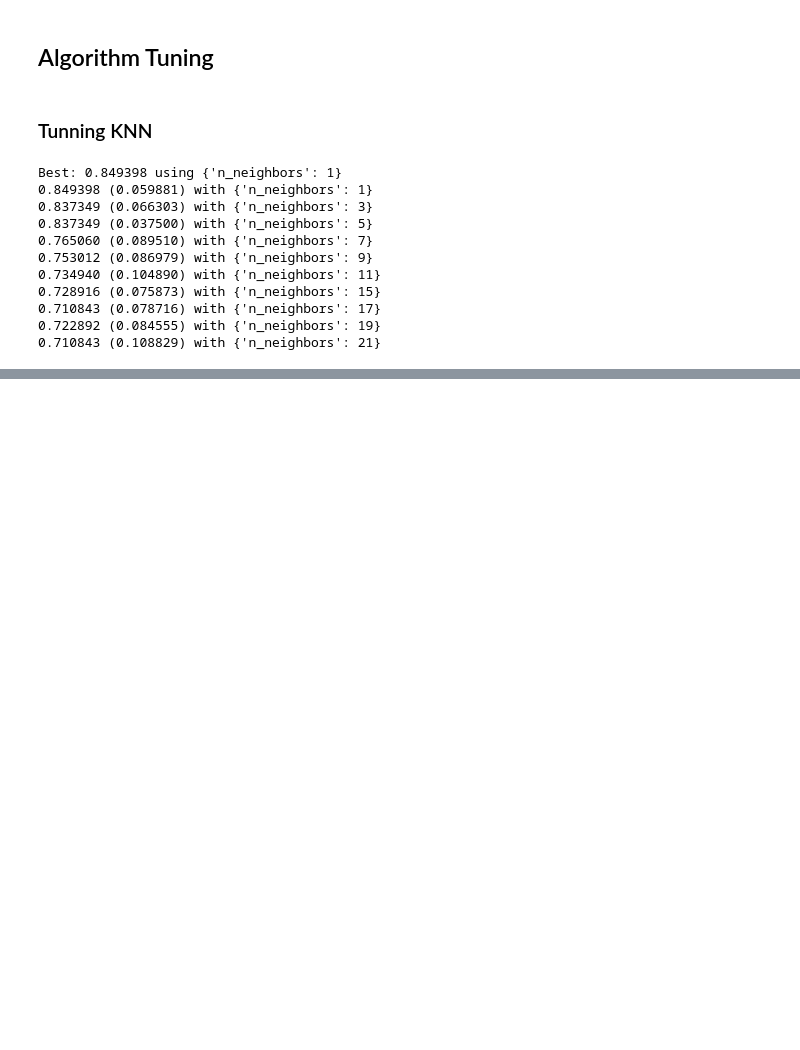
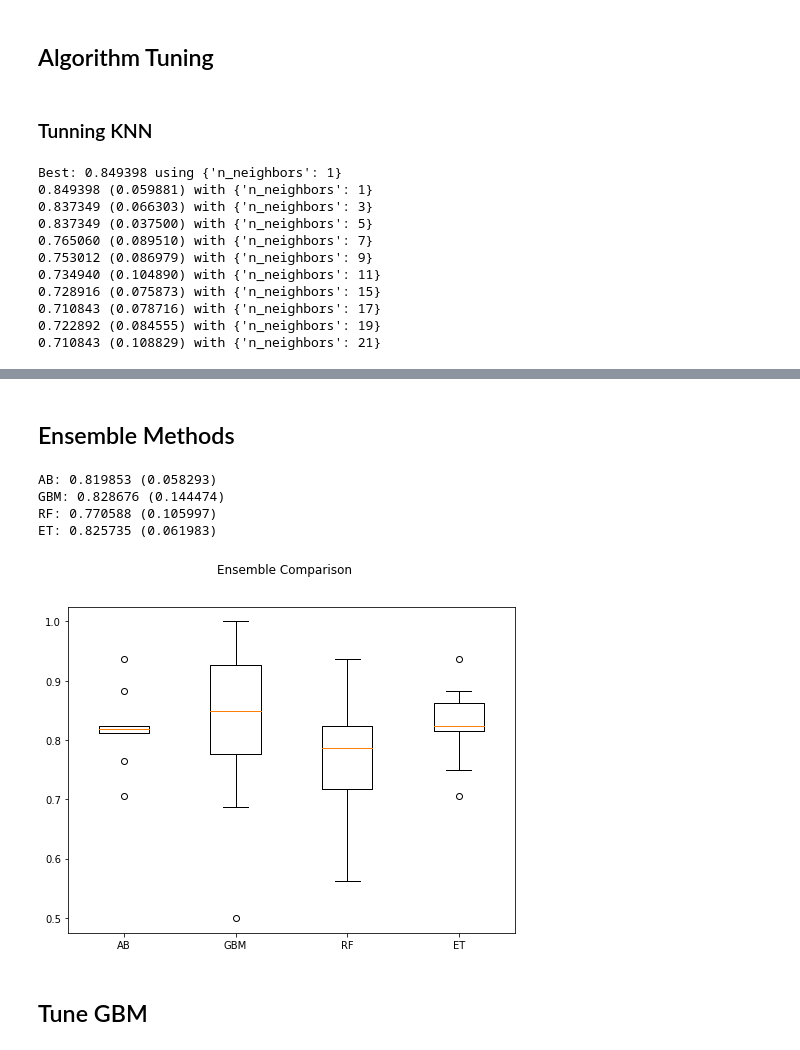
Before and after one commit to MichaelCHarrison/ML-Py-Sonar-Dataset, a Jupyter notebook: 170517 Sonar Dataset.ipynb, the cells around one changed output, grey strips where cells are left out. Cells and saved outputs as stored; diff of their text form; code cells hidden in the pictures; blank space fills up the shorter version.

Commit message:
Model Selected; need to finalize

```diff
--- a/170517 Sonar Dataset.ipynb
+++ b/170517 Sonar Dataset.ipynb
@@ -275,0 +278,16 @@ Best: 0.849398 using {'n_neighbors': 1}
+# %%
+c_values = [0.1, 0.3, 0.5, 0.7, 0.9, 1.1, 1.3, 1.5, 1.7, 1.9]
+kernel_values = ['linear', 'poly', 'rbf', 'sigmoid']
+param_grid = dict(C = c_values, kernel=kernel_values)
+model = SVC()
+kfold = KFold(n_splits=num_folds, random_state=seed)
+grid = GridSearchCV(estimator = model, param_grid = param_grid, scoring = scoring, cv=kfold)
+grid_result = grid.fit(rescaledX, Y_train)
+
+#Print Restuls
+print("Best: %f using %s" % (grid_result.best_score_, grid_result.best_params_))
+means = grid_result.cv_results_['mean_test_score']
+stds = grid_result.cv_results_['std_test_score']
+params = grid_result.cv_results_['params']
+for mean, stdev, param in zip(means, stds, params):
+    print("%f (%f) with %r" % (mean, stdev, param))
@@ -275,0 +312,35 @@ Best: 0.849398 using {'n_neighbors': 1}
+# %% [markdown]
+## Ensemble Methods
+# %%
+models = []
+models.append(("AB", AdaBoostClassifier()))
+models.append(("GBM", GradientBoostingClassifier()))
+models.append(("RF", RandomForestClassifier()))
+models.append(("ET", ExtraTreesClassifier()))
+
+results = []
+names = []
+for name, model in models:
+    kfold = KFold(n_splits=num_folds, random_state = seed)
+    cv_results = cross_val_score(model, X_train, Y_train, cv = kfold, scoring = scoring)
+    results.append(cv_results)
+    names.append(name)
+    msg = "%s: %f (%f)" % (name, cv_results.mean(), cv_results.std())
+    print(msg)
+# %% [output]
+AB: 0.819853 (0.058293)
+GBM: 0.828676 (0.144474)
+RF: 0.770588 (0.105997)
+ET: 0.825735 (0.061983)
+# %%
+#Compare Ensembles
+fig = pyplot.figure()
+fig.suptitle("Ensemble Comparison")
+ax = fig.add_subplot(111)
+pyplot.boxplot(results)
+ax.set_xticklabels(names)
+pyplot.show()
+# %% [output]
+[figure, added]
+# %% [markdown]
+## Tune GBM
```
Also changed, not shown: parts of 4 cells of this notebook.
